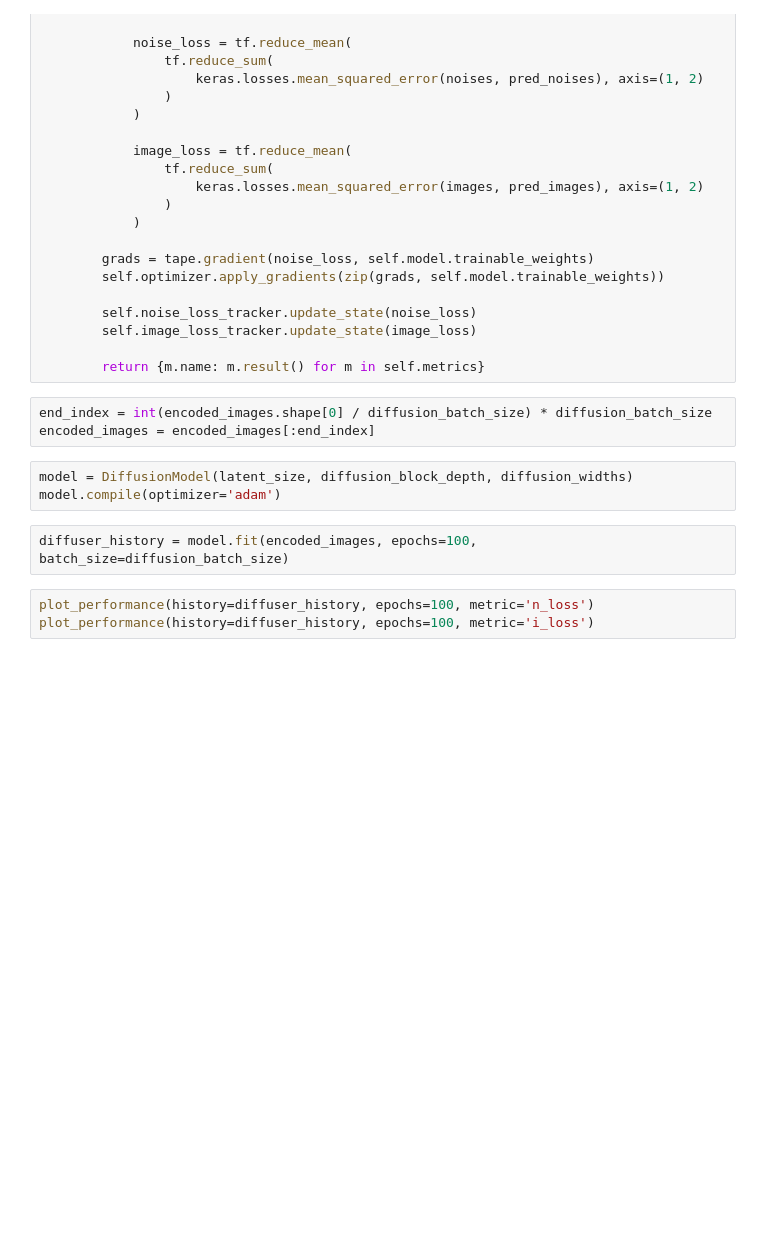
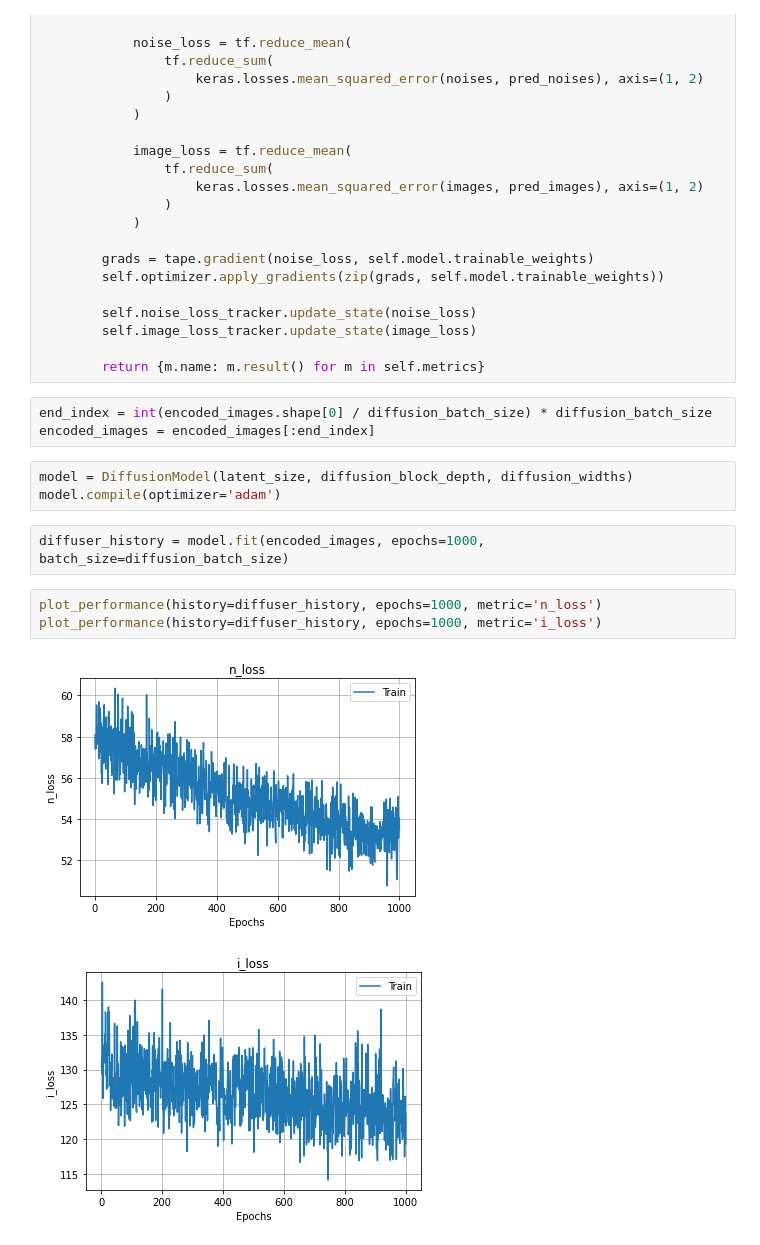
Before and after one commit to hayden-donnelly/ml-notebooks, a Jupyter notebook: latent_diffusion.ipynb, the cells around one changed output. Saved outputs shown, nothing was run; the diff lists cells and outputs as text; blank space fills up the shorter version.

```diff
--- a/latent_diffusion.ipynb
+++ b/latent_diffusion.ipynb
@@ -497,9 +454,12 @@ encoded_images = encoded_images[:end_index]
 model = DiffusionModel(latent_size, diffusion_block_depth, diffusion_widths)
 model.compile(optimizer='adam')
 # %%
-diffuser_history = model.fit(encoded_images, epochs=100, batch_size=diffusion_batch_size)
+diffuser_history = model.fit(encoded_images, epochs=1000, batch_size=diffusion_batch_size)
-# %%
-plot_performance(history=diffuser_history, epochs=100, metric='n_loss')
-plot_performance(history=diffuser_history, epochs=100, metric='i_loss')
+# %%
+plot_performance(history=diffuser_history, epochs=1000, metric='n_loss')
+plot_performance(history=diffuser_history, epochs=1000, metric='i_loss')
+# %% [output]
+[figure, added]
+[figure, added]
 # %%
 print('Encoded:')
```
Also changed, not shown: parts of 14 cells of this notebook.
